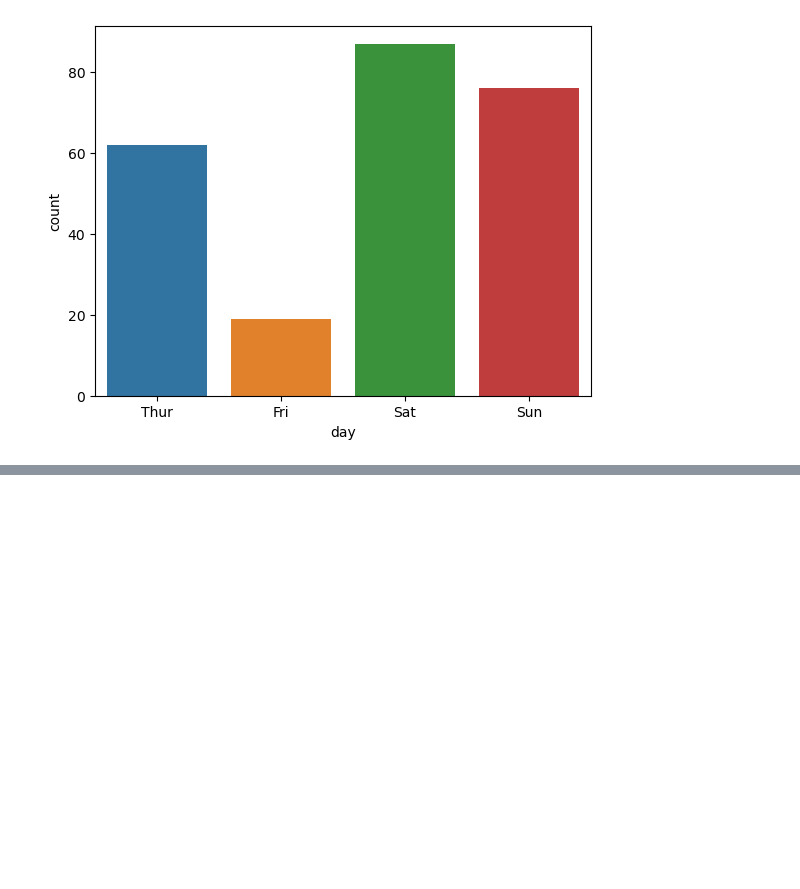
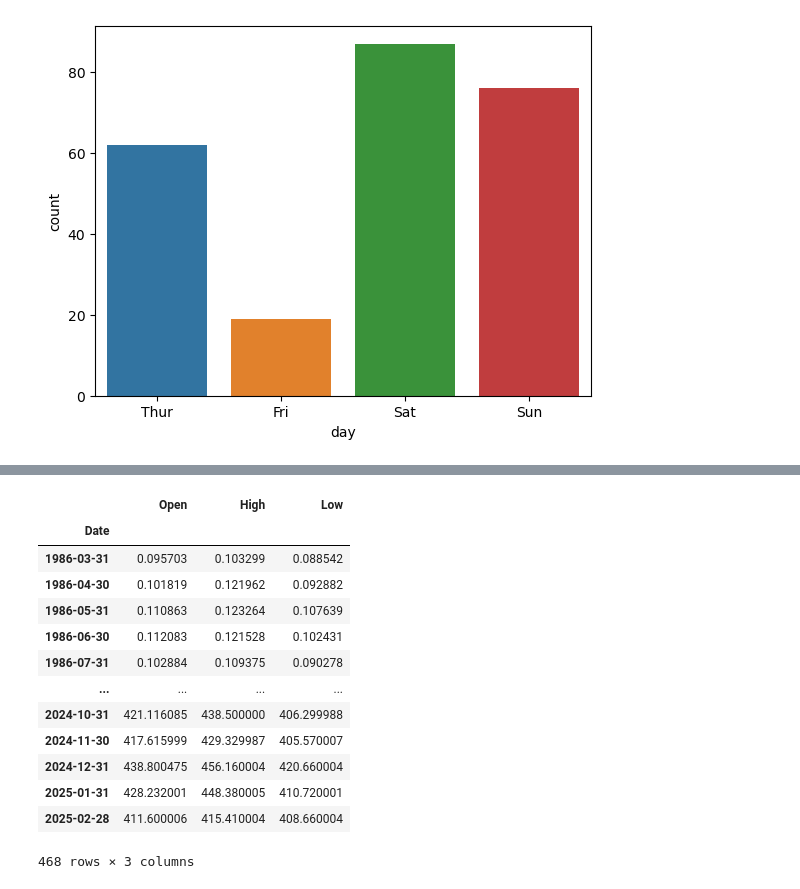
Before and after one commit to AhmedRefat1412/python, a Jupyter notebook: pandas.ipynb, the cells around one changed output, grey strips where cells are left out. Cells and saved outputs as stored; diff of their text form; code cells hidden in the pictures; blank space fills up the shorter version.

```diff
--- a/pandas.ipynb
+++ b/pandas.ipynb
@@ -508,0 +595,58 @@ plt.show()
+# %%
+import pandas as pd
+
+df=pd.read_csv('MSFT_1986-03-13_2025-02-04.csv')
+
+# بنعرف شكل الداتا عامله ازاي
+#df.info()
+
+# the shape datafram
+#df.shape
+# تحويل عمود التاريخ الي صيغه الوقت عشان هو كان اوبجكت
+df['Date']=pd.to_datetime(df['Date'])
+#date بيديني اليوم علي حسب الصف من عمود
+df.loc[2,'Date'].day_name()
+
+# انشاء عمود جديد فيه اسم اليوم علي حسب التاريخ
+df['day_name']=df['Date'].dt.day_name()
+
+#  aggfunc اني اطبق شويه
+df['Date'].max()
+df['Date'].min()
+df['Date'].mean()
+df['Date'].max() -df['Date'].min()
+
+# make date coulmn the index in the dataset
+df.set_index(df['Date'],inplace= True)
+# بنحدد سنه معينه
+df.loc['2020']
+# from 2020 to 2023
+df.loc['2020':'2023']
+#select coulmns High and open when year is 2010
+df.loc['2010', ['High','Open']]
+# select max value in high when year is 2015
+df.loc['2015']['High'].max()
+
+# رسم بياني لفتره معينه
+# df.loc['2010-2']['High'].plot()
+
+# لو عاوز اعبر عن الداتا بشكل يومي او شهري اوي اسبوعي
+df['High'].resample('w').max()
+
+# لو عاوز اعبر عن الداتا بشكل مثلا شهري بس كل عمود يبقا بشكل معين
+df.resample('m').agg({'Open':'mean','High':'max','Low':'min'})
+# %% [output]
+|  | Open | High | Low |
+| Date |  |  |  |
+| 1986-03-31 | 0.095703 | 0.103299 | 0.088542 |
+| 1986-04-30 | 0.101819 | 0.121962 | 0.092882 |
+| 1986-05-31 | 0.110863 | 0.123264 | 0.107639 |
+| 1986-06-30 | 0.112083 | 0.121528 | 0.102431 |
+| 1986-07-31 | 0.102884 | 0.109375 | 0.090278 |
+| ... | ... | ... | ... |
+| 2024-10-31 | 421.116085 | 438.500000 | 406.299988 |
+| 2024-11-30 | 417.615999 | 429.329987 | 405.570007 |
+| 2024-12-31 | 438.800475 | 456.160004 | 420.660004 |
+| 2025-01-31 | 428.232001 | 448.380005 | 410.720001 |
+| 2025-02-28 | 411.600006 | 415.410004 | 408.660004 |
+468 rows × 3 columns
```
Also changed, not shown: parts of 5 cells of this notebook, 1 other file.
